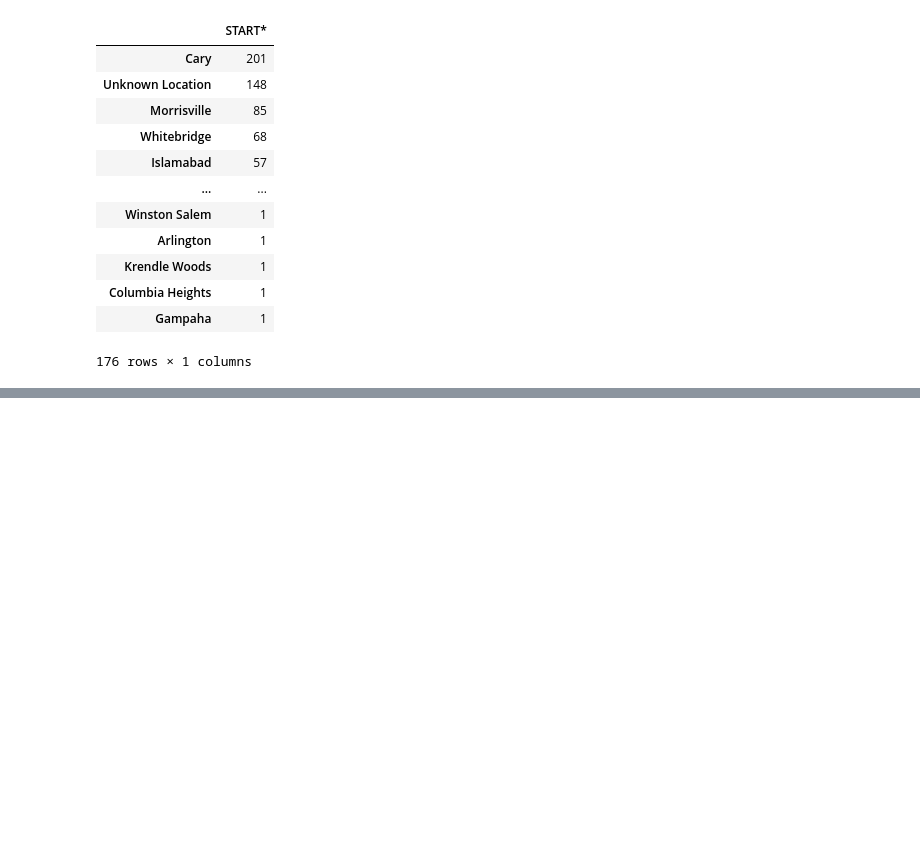
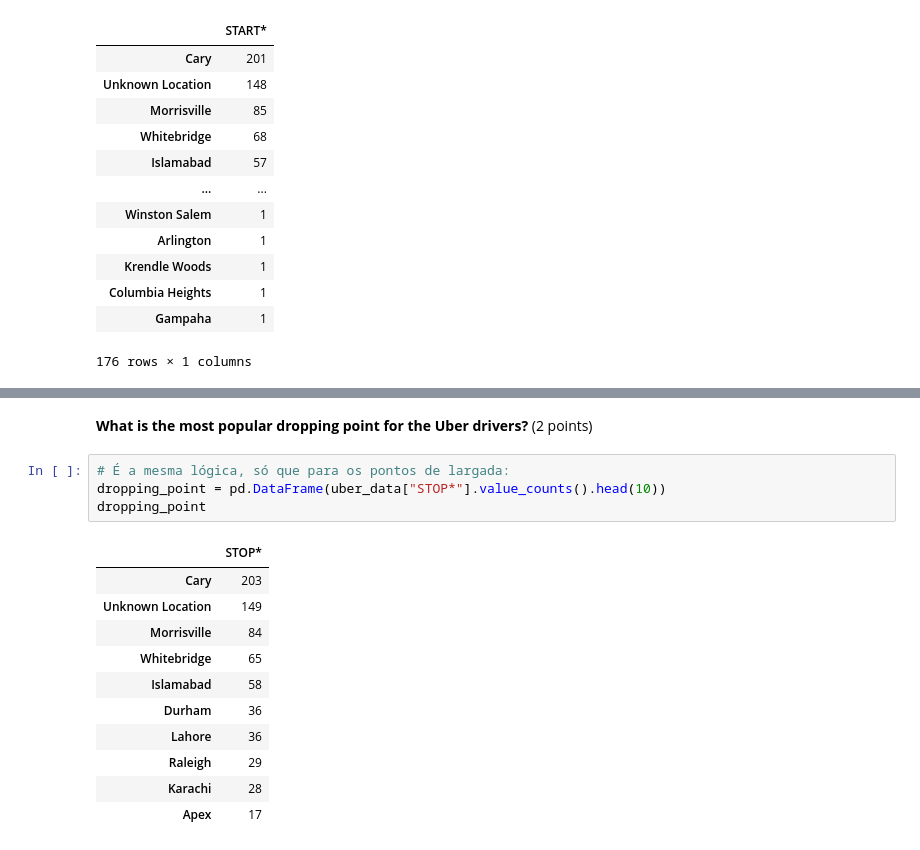
Before and after one commit to Hugox96/Uber_An-lise, a Jupyter notebook: Uber.ipynb, the cells around one changed output, grey strips where cells are left out. Cells and saved outputs as stored; diff of their text form; blank space fills up the shorter version.

```diff
--- a/Uber.ipynb
+++ b/Uber.ipynb
@@ -225,3 +225,21 @@ start_san_fransisco
 | Karachi | 31 |
 | Raleigh | 28 |
 | Westpark Place | 17 |
+# %% [markdown]
+**What is the most popular dropping point for the Uber drivers?** (2 points)
+# %%
+# É a mesma lógica, só que para os pontos de largada:
+dropping_point = pd.DataFrame(uber_data["STOP*"].value_counts().head(10))
+dropping_point
+# %% [output]
+|  | STOP* |
+| Cary | 203 |
+| Unknown Location | 149 |
+| Morrisville | 84 |
+| Whitebridge | 65 |
+| Islamabad | 58 |
+| Durham | 36 |
+| Lahore | 36 |
+| Raleigh | 29 |
+| Karachi | 28 |
+| Apex | 17 |
```
Also changed, not shown: parts of 1 cell of this notebook.
